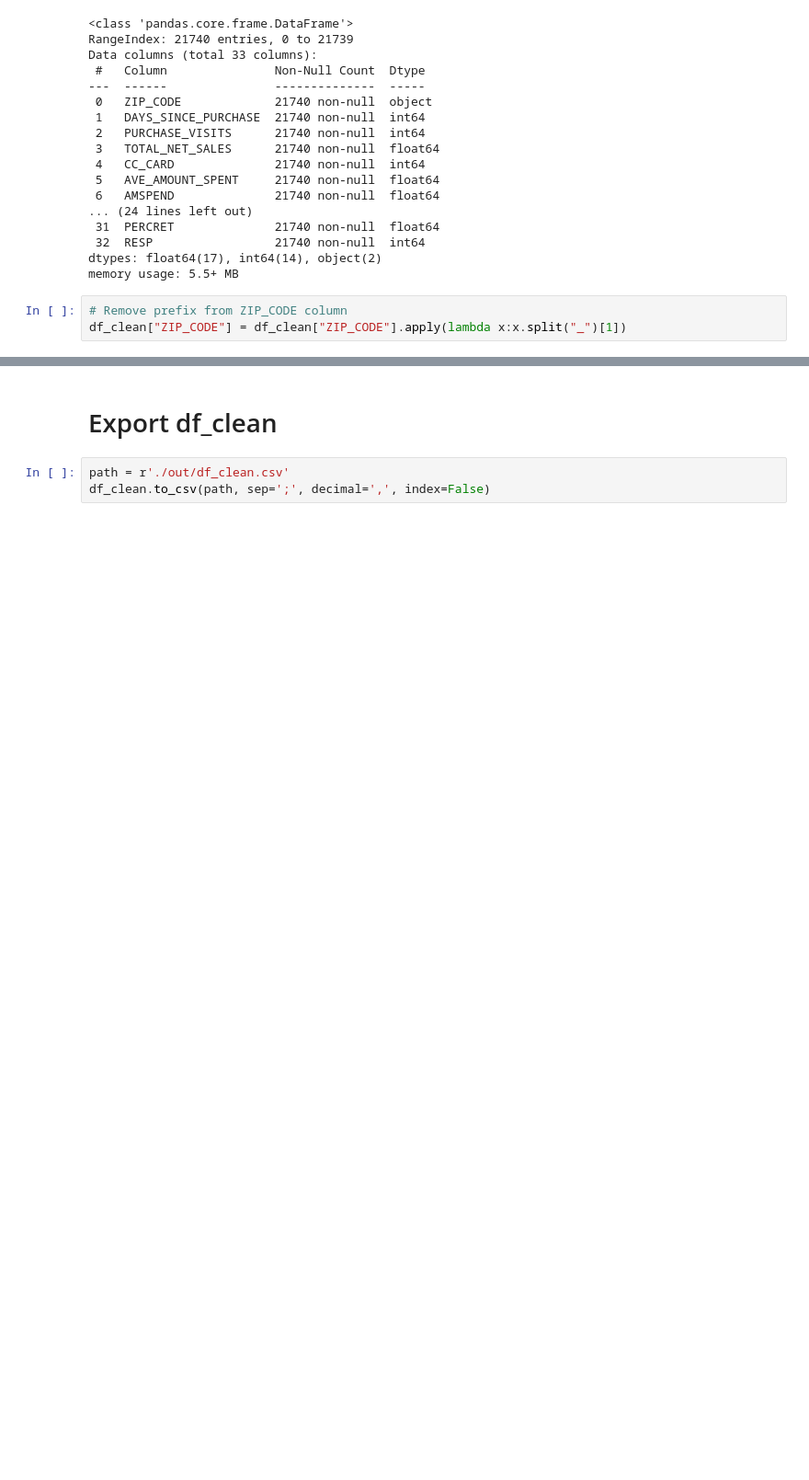
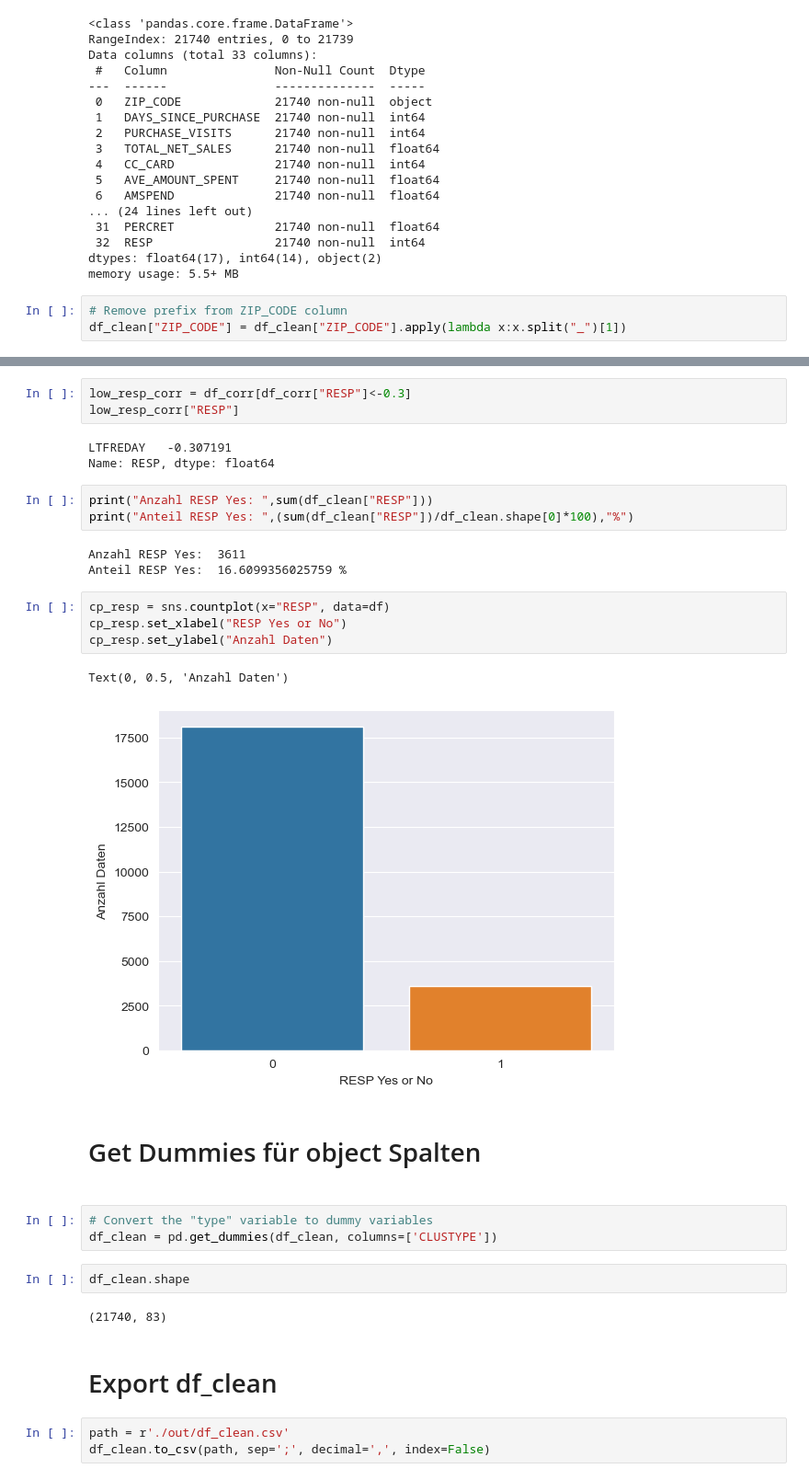
Before and after one commit to Konsti-Boegel/anwendungsfelderBusinessAnalytics, a Jupyter notebook: data_cleaning_and_eda.ipynb, the cells around one changed output, grey strips where cells are left out. Shown at 92% size. Drawn from its saved outputs; the diff is of its cells as text; blank space fills up the shorter version.

```diff
--- a/data_cleaning_and_eda.ipynb
+++ b/data_cleaning_and_eda.ipynb
@@ -113,3 +203,31 @@ df_clean["ZIP_CODE"] = df_clean["ZIP_CODE"].apply(lambda x:x.split("_")[1])
+# %%
+low_resp_corr = df_corr[df_corr["RESP"]<-0.3]
+low_resp_corr["RESP"]
+# %% [output]
+LTFREDAY   -0.307191
+Name: RESP, dtype: float64
+# %%
+print("Anzahl RESP Yes: ",sum(df_clean["RESP"]))
+print("Anteil RESP Yes: ",(sum(df_clean["RESP"])/df_clean.shape[0]*100),"%")
+# %% [output]
+Anzahl RESP Yes:  3611
+Anteil RESP Yes:  16.6099356025759 %
+# %%
+cp_resp = sns.countplot(x="RESP", data=df)
+cp_resp.set_xlabel("RESP Yes or No")
+cp_resp.set_ylabel("Anzahl Daten")
+# %% [output]
+Text(0, 0.5, 'Anzahl Daten')
+[figure, added]
+# %% [markdown]
+<h1>Get Dummies für object Spalten<h1>
+# %%
+# Convert the "type" variable to dummy variables
+df_clean = pd.get_dummies(df_clean, columns=['CLUSTYPE'])
+# %%
+df_clean.shape
+# %% [output]
+(21740, 83)
 # %% [markdown]
 # Export df_clean
 # %%
```
Also changed, not shown: parts of 17 cells of this notebook, 4 other files.
